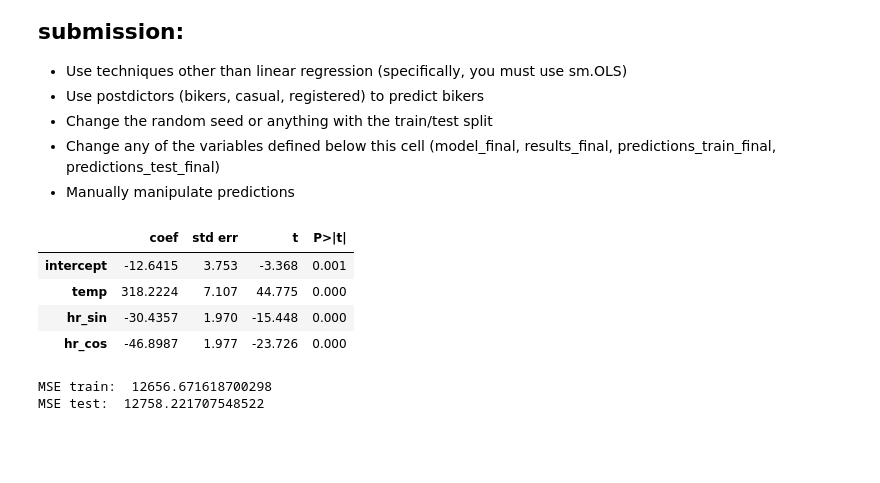
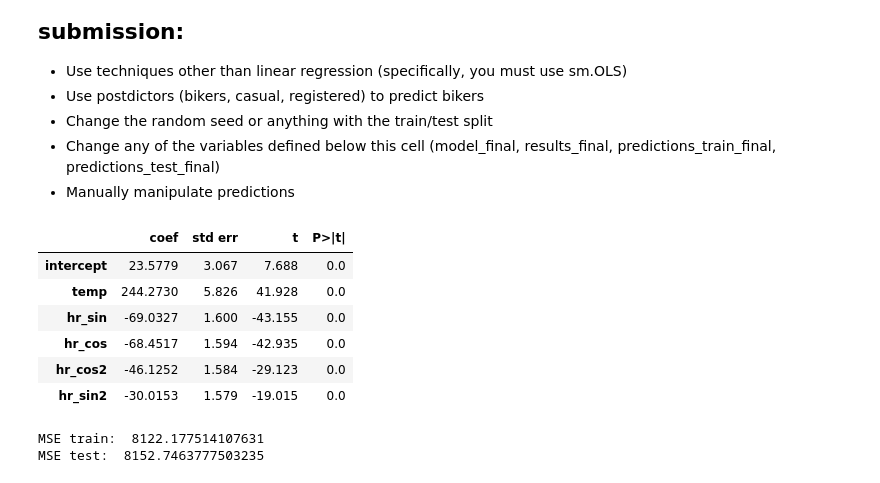
Before and after one commit to Ross-I-Hill/code_2600, a Jupyter notebook: mod05_nonlinear.ipynb, the cells around one changed output. Cells and saved outputs as stored; diff of their text form; code cells hidden in the pictures; blank space fills up the shorter version.

```diff
--- a/mod05_nonlinear.ipynb
+++ b/mod05_nonlinear.ipynb
@@ -355,30 +355,43 @@ plot_avg_actual_vs_predicted_by_feature(X=X_train,
 # %%
 # Data pre-processing (on Train, Test, X_train, and X_test)
 # Data preprocessing
-Train['hr_sin'] = round(np.sin(4*np.pi/24*Train['hr'].astype('int')),2)
-Test['hr_sin'] = round(np.sin(4*np.pi/24*Test['hr'].astype('int')),2)
-X_train['hr_sin'] = round(np.sin(4*np.pi/24*X_train['hr'].astype('int')),2)
-X_test['hr_sin'] = round(np.sin(4*np.pi/24*X_test['hr'].astype('int')),2)
+Train['hr_sin'] = round(np.sin(2*np.pi/24*Train['hr'].astype('int')),2)
+Test['hr_sin'] = round(np.sin(2*np.pi/24*Test['hr'].astype('int')),2)
+X_train['hr_sin'] = round(np.sin(2*np.pi/24*X_train['hr'].astype('int')),2)
+X_test['hr_sin'] = round(np.sin(2*np.pi/24*X_test['hr'].astype('int')),2)
 
-Train['hr_cos'] = round(np.cos(4*np.pi/24*Train['hr'].astype('int')),2)
-Test['hr_cos'] = round(np.cos(4*np.pi/24*Test['hr'].astype('int')),2)
-X_train['hr_cos'] = round(np.cos(4*np.pi/24*X_train['hr'].astype('int')),2)
-X_test['hr_cos'] = round(np.cos(4*np.pi/24*X_test['hr'].astype('int')),2)
+Train['hr_cos'] = round(np.cos(2*np.pi/24*Train['hr'].astype('int')),2)
+Test['hr_cos'] = round(np.cos(2*np.pi/24*Test['hr'].astype('int')),2)
+X_train['hr_cos'] = round(np.cos(2*np.pi/24*X_train['hr'].astype('int')),2)
+X_test['hr_cos'] = round(np.cos(2*np.pi/24*X_test['hr'].astype('int')),2)
+
+# adding in a second frequency to account for the two spikes to do working day
+Train['hr_sin2'] = round(np.sin(4*np.pi/24*Train['hr'].astype('int')),2)
+Test['hr_sin2'] = round(np.sin(4*np.pi/24*Test['hr'].astype('int')),2)
+X_train['hr_sin2'] = round(np.sin(4*np.pi/24*X_train['hr'].astype('int')),2)
+X_test['hr_sin2'] = round(np.sin(4*np.pi/24*X_test['hr'].astype('int')),2)
+
+Train['hr_cos2'] = round(np.cos(4*np.pi/24*Train['hr'].astype('int')),2)
+Test['hr_cos2'] = round(np.cos(4*np.pi/24*Test['hr'].astype('int')),2)
+X_train['hr_cos2'] = round(np.cos(4*np.pi/24*X_train['hr'].astype('int')),2)
+X_test['hr_cos2'] = round(np.cos(4*np.pi/24*X_test['hr'].astype('int')),2)
 # %%
 # Build your linear regression model here.
 vars_to_include = [
-    'intercept', 'temp', 'hr_sin', 'hr_cos'
+    'intercept', 'temp', 'hr_sin', 'hr_cos', 'hr_cos2', 'hr_sin2'
 ]
 
 model_final = sm.OLS(y_train, X_train[vars_to_include])
 results_final = model_final.fit()
 summarize(results_final)
 # %% [output]
 |  | coef | std err | t | P>|t| |
-| intercept | -12.6415 | 3.753 | -3.368 | 0.001 |
-| temp | 318.2224 | 7.107 | 44.775 | 0.000 |
-| hr_sin | -30.4357 | 1.970 | -15.448 | 0.000 |
-| hr_cos | -46.8987 | 1.977 | -23.726 | 0.000 |
+| intercept | 23.5779 | 3.067 | 7.688 | 0.0 |
+| temp | 244.2730 | 5.826 | 41.928 | 0.0 |
+| hr_sin | -69.0327 | 1.600 | -43.155 | 0.0 |
+| hr_cos | -68.4517 | 1.594 | -42.935 | 0.0 |
+| hr_cos2 | -46.1252 | 1.584 | -29.123 | 0.0 |
+| hr_sin2 | -30.0153 | 1.579 | -19.015 | 0.0 |
 # %%
 predictions_train_final = predict(X_train[vars_to_include], results_final)
 print('MSE train: ', mse(y_train, predictions_train_final))
@@ -386,8 +399,8 @@ print('MSE train: ', mse(y_train, predictions_train_final))
 predictions_test_final = predict(X_test[vars_to_include], results_final)
 print('MSE test: ', mse(y_test, predictions_test_final))
 # %% [output]
-MSE train:  12656.671618700298
-MSE test:  12758.221707548522
+MSE train:  8122.177514107631
+MSE test:  8152.7463777503235
 # %%
 plot_avg_actual_vs_predicted_by_feature(X=X_train,
                                         y=y_train,
```
Also changed, not shown: parts of 1 cell of this notebook.
